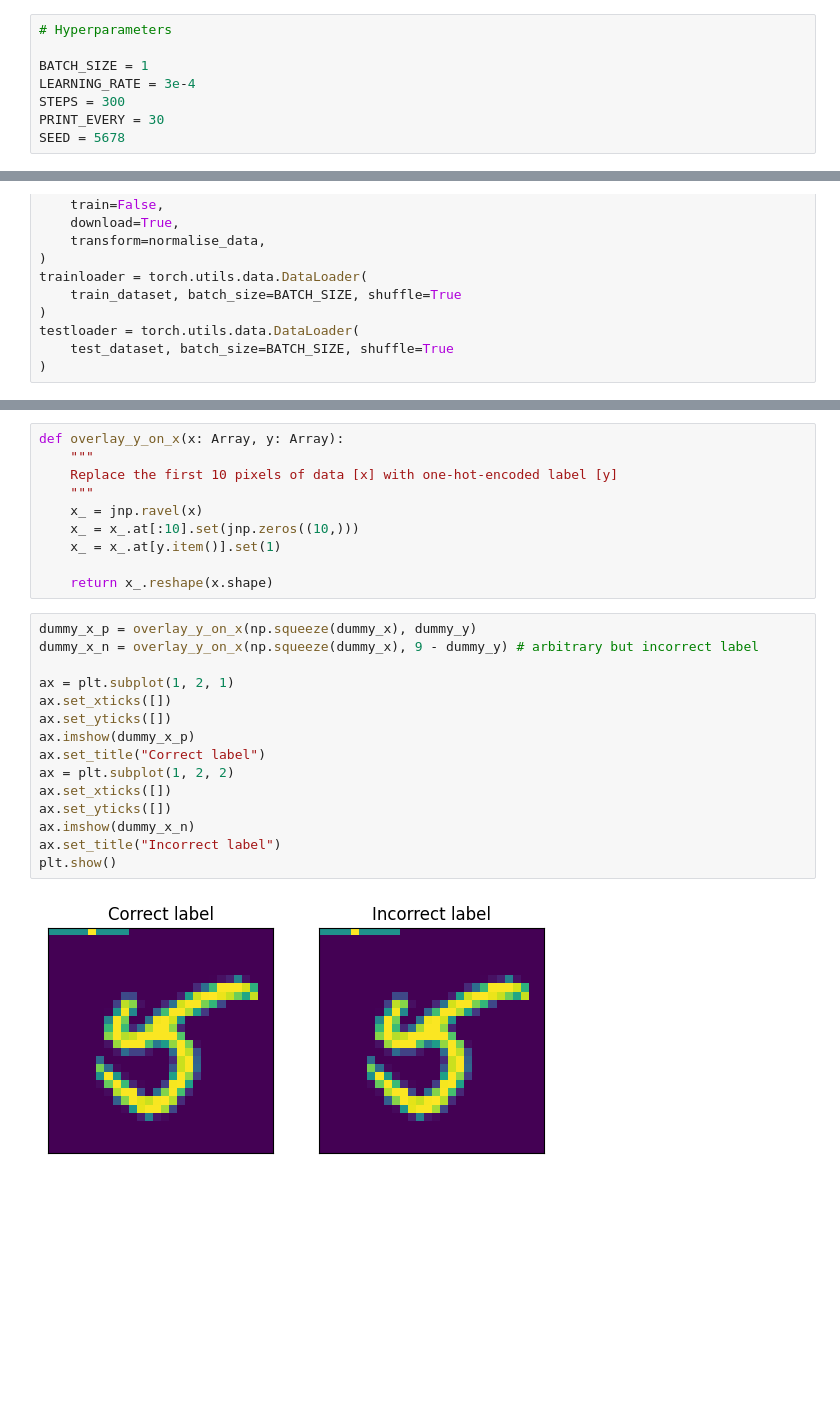
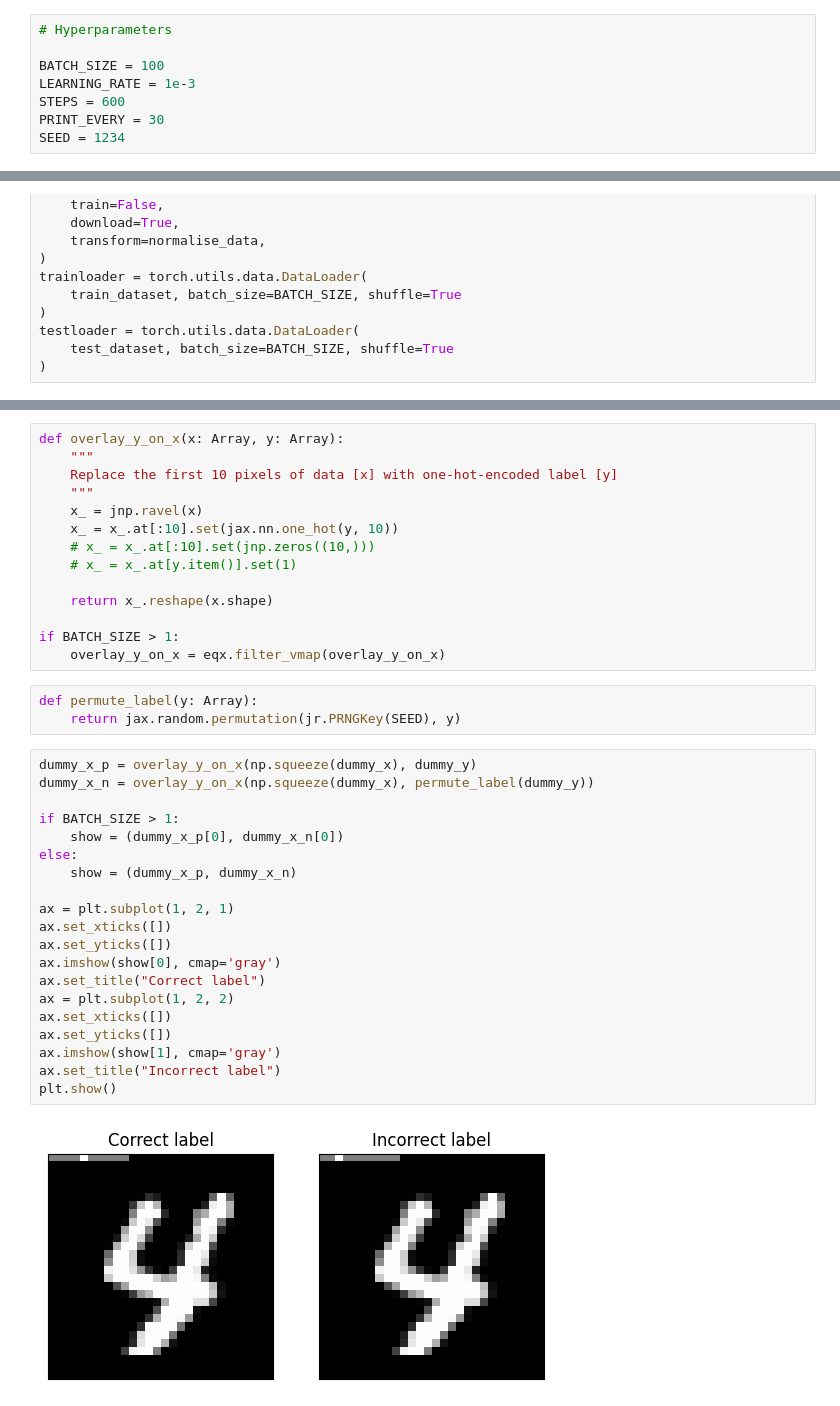
Before and after one commit to cdagher/ffax, a Jupyter notebook: ffax/quickstart.ipynb, the cells around one changed output, grey strips where cells are left out. Saved outputs shown, nothing was run; the diff lists cells and outputs as text; blank space fills up the shorter version.

```diff
--- a/ffax/quickstart.ipynb
+++ b/ffax/quickstart.ipynb
@@ -16,11 +15,11 @@ from nn import Module, Network
 # %%
 # Hyperparameters
 
-BATCH_SIZE = 1
-LEARNING_RATE = 3e-4
-STEPS = 300
+BATCH_SIZE = 100
+LEARNING_RATE = 1e-3
+STEPS = 600
 PRINT_EVERY = 30
-SEED = 5678
+SEED = 1234
 # %%
 normalise_data = torchvision.transforms.Compose(
     [
@@ -104,24 +107,36 @@ def overlay_y_on_x(x: Array, y: Array):
     Replace the first 10 pixels of data [x] with one-hot-encoded label [y]
     """
     x_ = jnp.ravel(x)
-    x_ = x_.at[:10].set(jnp.zeros((10,)))
-    x_ = x_.at[y.item()].set(1)
+    x_ = x_.at[:10].set(jax.nn.one_hot(y, 10))
+    # x_ = x_.at[:10].set(jnp.zeros((10,)))
+    # x_ = x_.at[y.item()].set(1)
 
     return x_.reshape(x.shape)
+
+if BATCH_SIZE > 1:
+    overlay_y_on_x = eqx.filter_vmap(overlay_y_on_x)
+# %%
+def permute_label(y: Array):
+    return jax.random.permutation(jr.PRNGKey(SEED), y)
 # %%
 dummy_x_p = overlay_y_on_x(np.squeeze(dummy_x), dummy_y)
-dummy_x_n = overlay_y_on_x(np.squeeze(dummy_x), 9 - dummy_y) # arbitrary but incorrect label
+dummy_x_n = overlay_y_on_x(np.squeeze(dummy_x), permute_label(dummy_y))
+
+if BATCH_SIZE > 1:
+    show = (dummy_x_p[0], dummy_x_n[0])
+else:
+    show = (dummy_x_p, dummy_x_n)
 
 ax = plt.subplot(1, 2, 1)
 ax.set_xticks([])
 ax.set_yticks([])
-ax.imshow(dummy_x_p)
+ax.imshow(show[0], cmap='gray')
 ax.set_title("Correct label")
 ax = plt.subplot(1, 2, 2)
 ax.set_xticks([])
 ax.set_yticks([])
-ax.imshow(dummy_x_n)
+ax.imshow(show[1], cmap='gray')
 ax.set_title("Incorrect label")
 plt.show()
 # %% [output]
-[figure, old version]
+[figure, new version]
```
Also changed, not shown: parts of 11 cells of this notebook, 2 other files.
